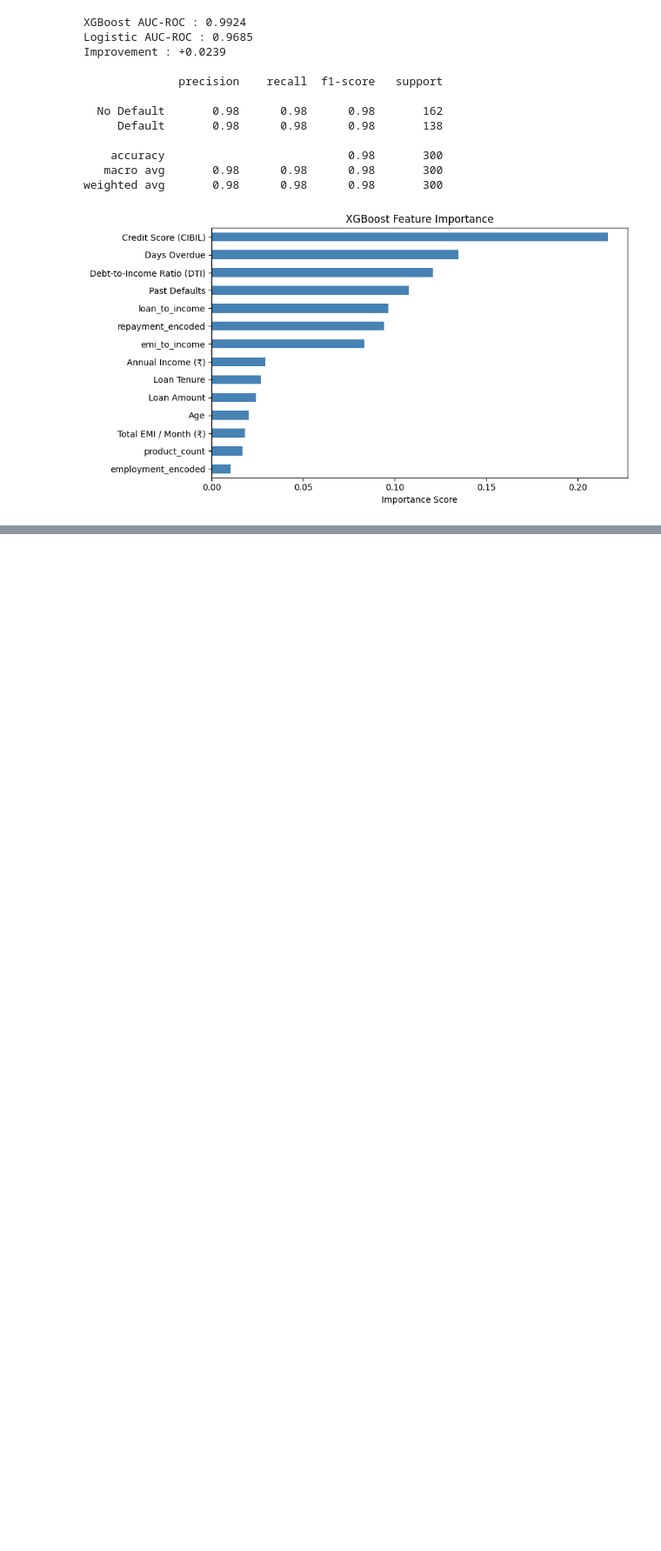
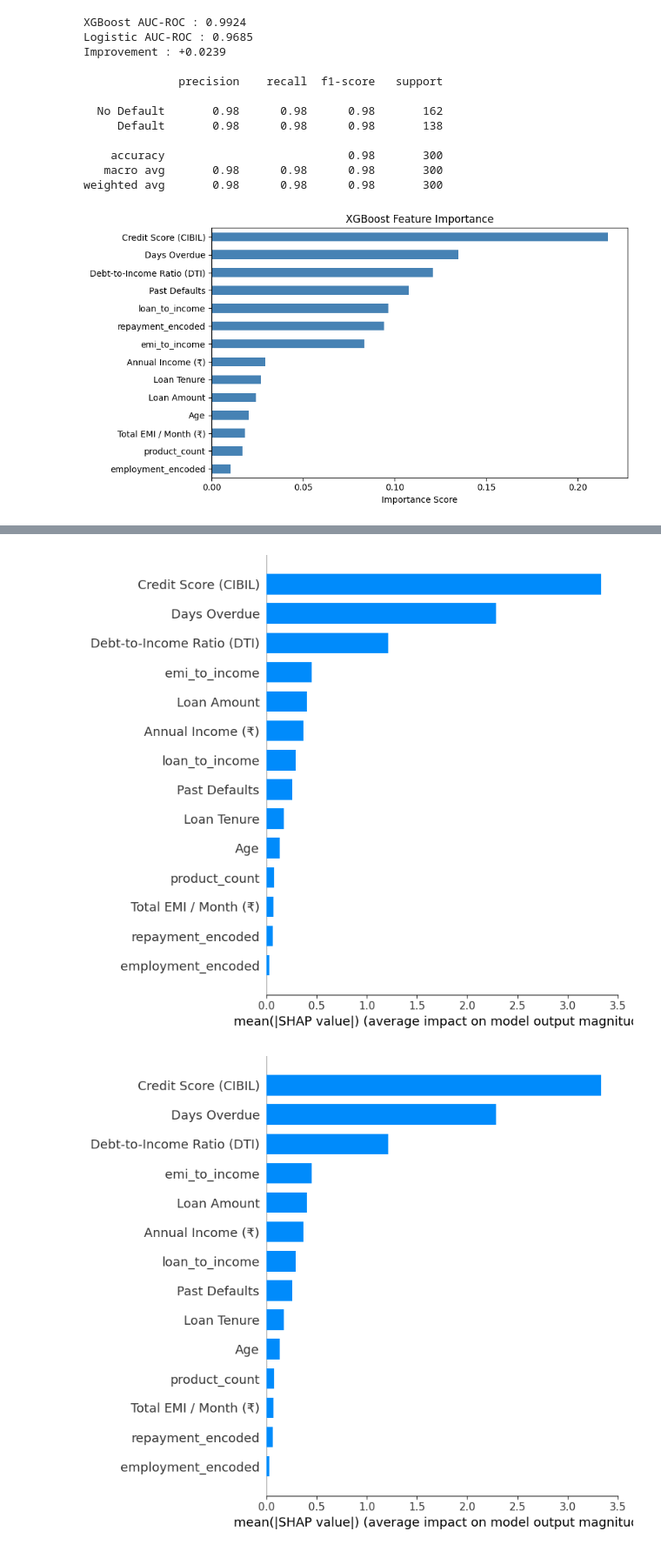
Before and after one commit to Pj1769/Credit_risk, a Jupyter notebook: credit_risk.ipynb, the cells around one changed output, grey strips where cells are left out. Shown at 87% size. Drawn from its saved outputs; the diff is of its cells as text; code cells hidden in the pictures; blank space fills up the shorter version.

```diff
--- a/credit_risk.ipynb
+++ b/credit_risk.ipynb
@@ -114,0 +321,27 @@ weighted avg       0.98      0.98      0.98       300
+# %%
+import shap
+explainer = shap.TreeExplainer(xgb_model)
+shap_values = explainer.shap_values(X_test)
+shap.summary_plot(shap_values, X_test, feature_names=feature_cols,
+                  plot_type='bar', show=True)
+# use the newer SHAP API to get an Explanation object and values
+shap_expl = explainer(X_test)
+shap_values = shap_expl.values
+explainer_expected_value = shap_expl.base_values
+shap.summary_plot(shap_expl, X_test, feature_names=feature_cols, plot_type='bar', show=True)
+customer_idx = 10
+print(f"Customer at index {customer_idx} :")
+print(X_test.iloc[customer_idx])
+print(f"\nPredicted PD : {xgb_probs[customer_idx] :.2%}")
+print(f"Actual PD : {'Default' if Y_test.iloc[customer_idx] == 1 else 'No Default'}")
+shap.waterfall_plot(
+    shap.Explanation(
+        values=shap_values[customer_idx],
+        base_values=explainer.expected_value,
+        data=X_test.iloc[customer_idx].values,
+        feature_names=feature_cols
+    )
+)
+# %% [output]
+[figure, added]
+[figure, added]
```
Also changed, not shown: parts of 10 cells of this notebook, 7 other files.
